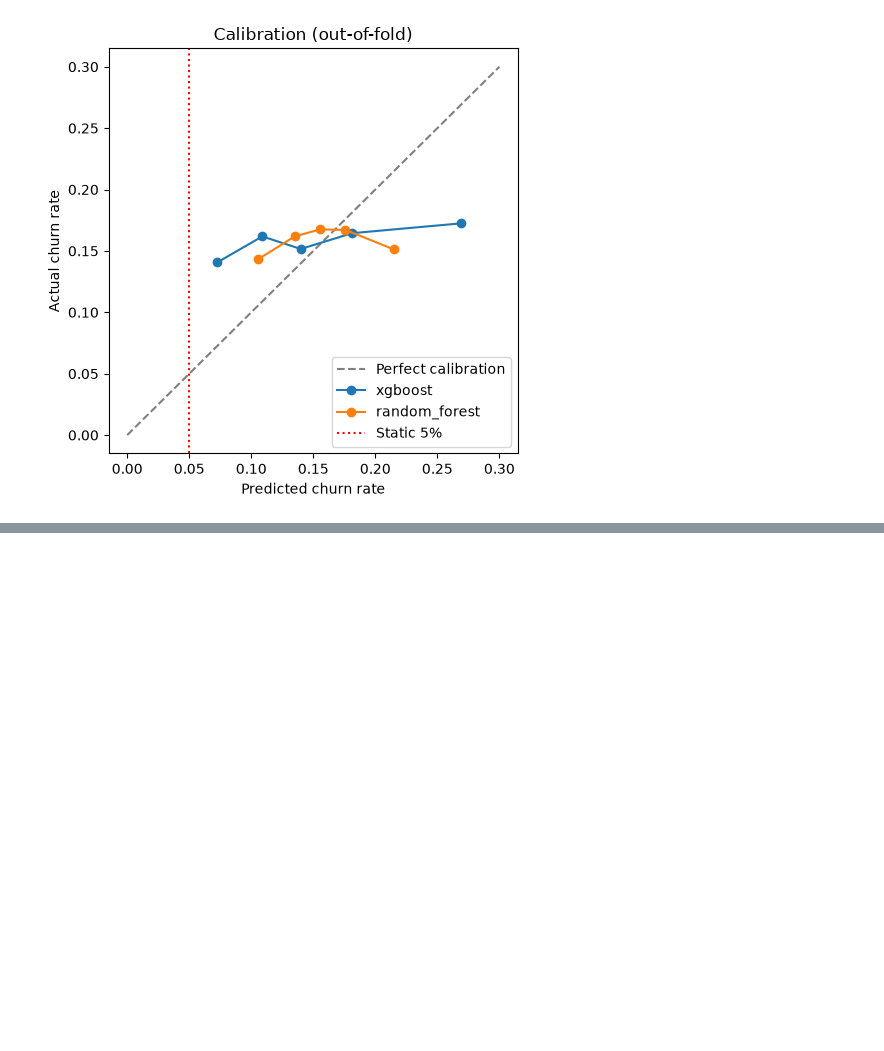
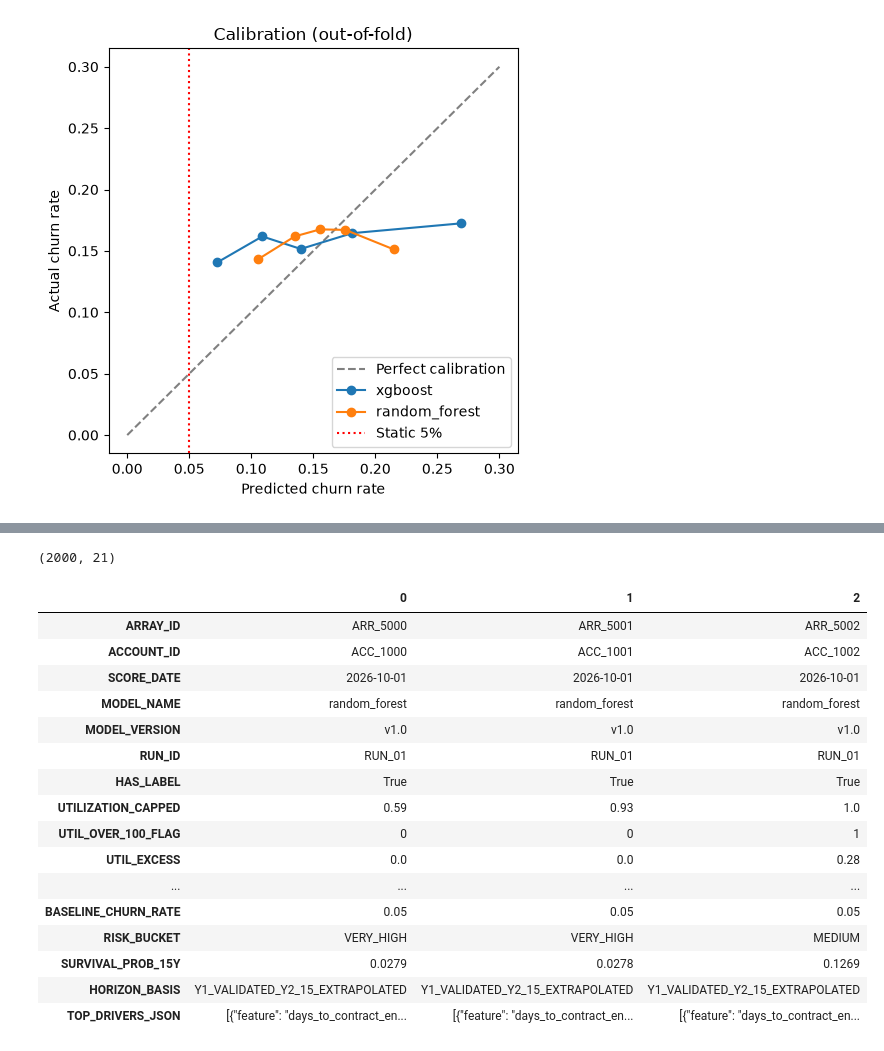
Before and after one commit to SugarFreeBiskoot/everpure-clv-predictive-analytics, a Jupyter notebook: CLV_Predictive_Analytics.ipynb, the cells around one changed output, grey strips where cells are left out. Saved outputs shown, nothing was run; the diff lists cells and outputs as text; code cells hidden in the pictures; blank space fills up the shorter version.

```diff
--- a/CLV_Predictive_Analytics.ipynb
+++ b/CLV_Predictive_Analytics.ipynb
@@ -375,0 +447,68 @@ risk_group
+# %%
+# Export: the scored table for Snowflake (CSV) and a SQL insert script for the same rows
+output = pd.DataFrame({
+    "ARRAY_ID": scored["array_id"],
+    "ACCOUNT_ID": scored["account_id"],
+    "SCORE_DATE": SCORE_DATE.strftime("%Y-%m-%d"),
+    "MODEL_NAME": "random_forest",
+    "MODEL_VERSION": MODEL_VERSION,
+    "RUN_ID": RUN_ID,
+    "HAS_LABEL": scored["churn_event_next_12m"].notna(),
+    "UTILIZATION_CAPPED": X_all["utilization_capped"],
+    "UTIL_OVER_100_FLAG": X_all["util_over_100_flag"],
+    "UTIL_EXCESS": X_all["util_excess"],
+    "CURRENT_CAPACITY_TB": scored["current_capacity_tb"],
+    "NET_PROFIT_15YR_USD": scored["historical_15yr_net_profit_usd"],
+    "IS_LOSS_MAKING": X_all["is_loss_making"],
+    "DAYS_TO_CONTRACT_END": X_all["days_to_contract_end"],
+    "EXPANSION_SIGNAL": scored["expansion_potential_signal"],
+    "CHURN_PROB_12M": scored["churn_prob_12m"].round(4),
+    "BASELINE_CHURN_RATE": BASELINE_CHURN,
+    "RISK_BUCKET": scored["risk_bucket"].astype(str),
+    "SURVIVAL_PROB_15Y": scored["survival_prob_15y"].round(4),
+    "HORIZON_BASIS": "Y1_VALIDATED_Y2_15_EXTRAPOLATED",
+    "TOP_DRIVERS_JSON": scored["top_drivers"],
+})
+output.to_csv("outputs/clv_scored_output.csv", index=False)
+
+
+def sql_value(value):
+    if isinstance(value, (bool, np.bool_)):
+        return "TRUE" if value else "FALSE"
+    if isinstance(value, str):
+        return "'" + value.replace("'", "''") + "'"
+    return str(value)
+
+
+with open("sql/03_insert_clv_scored_output.sql", "w") as f:
+    f.write("-- Generated by CLV_Predictive_Analytics.ipynb\n")
+    f.write("-- Loads " + RUN_ID + " into the stage table, then the MERGE procedure moves it into CLV_SCORED_OUTPUT.\n")
+    f.write("USE SCHEMA CLV_DB.ML;\n\n")
+    for start in range(0, len(output), 500):
+        batch = output.iloc[start:start + 500]
+        f.write("INSERT INTO CLV_SCORED_STAGE (" + ", ".join(output.columns) + ") VALUES\n")
+        rows = ["(" + ", ".join(sql_value(v) for v in row) + ")" for row in batch.itertuples(index=False)]
+        f.write(",\n".join(rows) + ";\n\n")
+    f.write("CALL SP_MERGE_CLV_SCORES('" + RUN_ID + "');\n")
+
+print(output.shape)
+output.head(3).T
+# %% [output]
+(2000, 21)
+|  | 0 | 1 | 2 |
+| ARRAY_ID | ARR_5000 | ARR_5001 | ARR_5002 |
+| ACCOUNT_ID | ACC_1000 | ACC_1001 | ACC_1002 |
+| SCORE_DATE | 2026-10-01 | 2026-10-01 | 2026-10-01 |
+| MODEL_NAME | random_forest | random_forest | random_forest |
+| MODEL_VERSION | v1.0 | v1.0 | v1.0 |
+| RUN_ID | RUN_01 | RUN_01 | RUN_01 |
+| HAS_LABEL | True | True | True |
+| UTILIZATION_CAPPED | 0.59 | 0.93 | 1.0 |
+| UTIL_OVER_100_FLAG | 0 | 0 | 1 |
+| UTIL_EXCESS | 0.0 | 0.0 | 0.28 |
+| ... | ... | ... | ... |
+| BASELINE_CHURN_RATE | 0.05 | 0.05 | 0.05 |
+| RISK_BUCKET | VERY_HIGH | VERY_HIGH | MEDIUM |
+| SURVIVAL_PROB_15Y | 0.0279 | 0.0278 | 0.1269 |
+| HORIZON_BASIS | Y1_VALIDATED_Y2_15_EXTRAPOLATED | Y1_VALIDATED_Y2_15_EXTRAPOLATED | Y1_VALIDATED_Y2_15_EXTRAPOLATED |
+| TOP_DRIVERS_JSON | [{"feature": "days_to_contract_en... | [{"feature": "days_to_contract_en... | [{"feature": "days_to_contract_en... |
```
Also changed, not shown: parts of 2 cells of this notebook, 3 other files.
